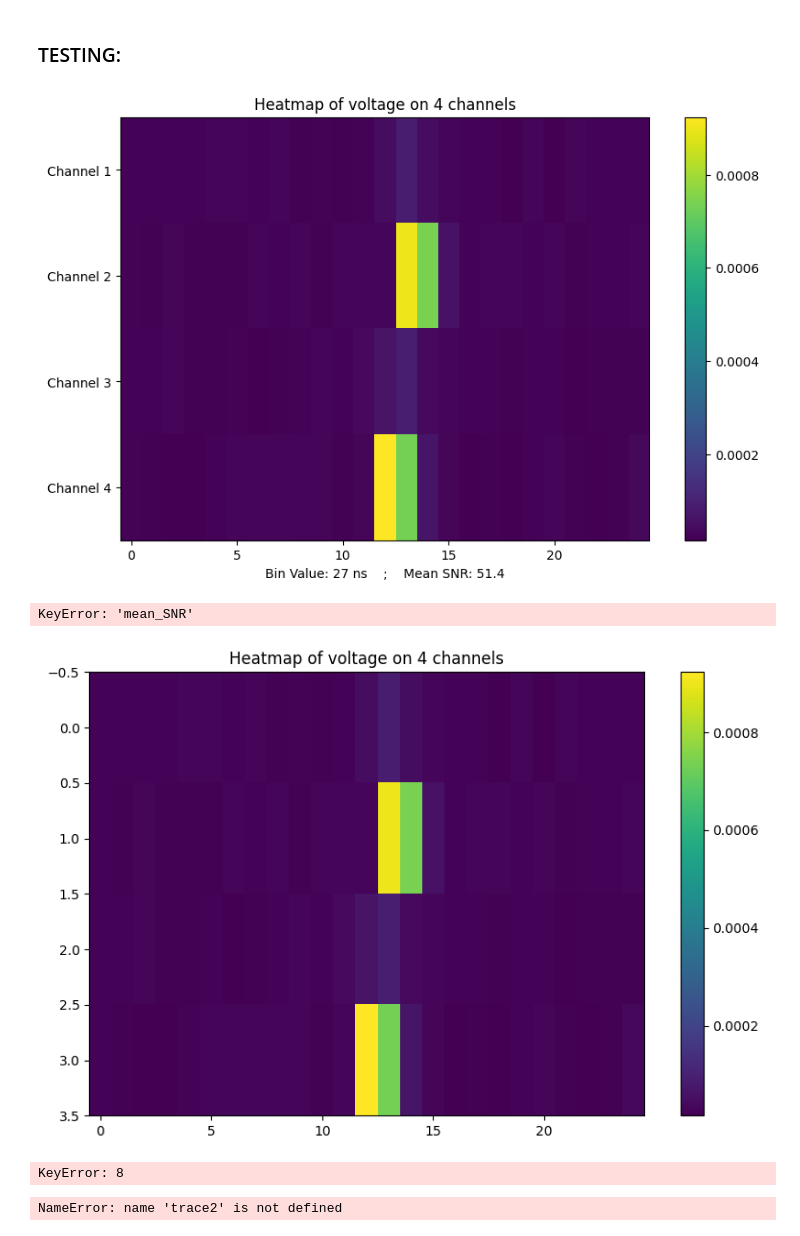
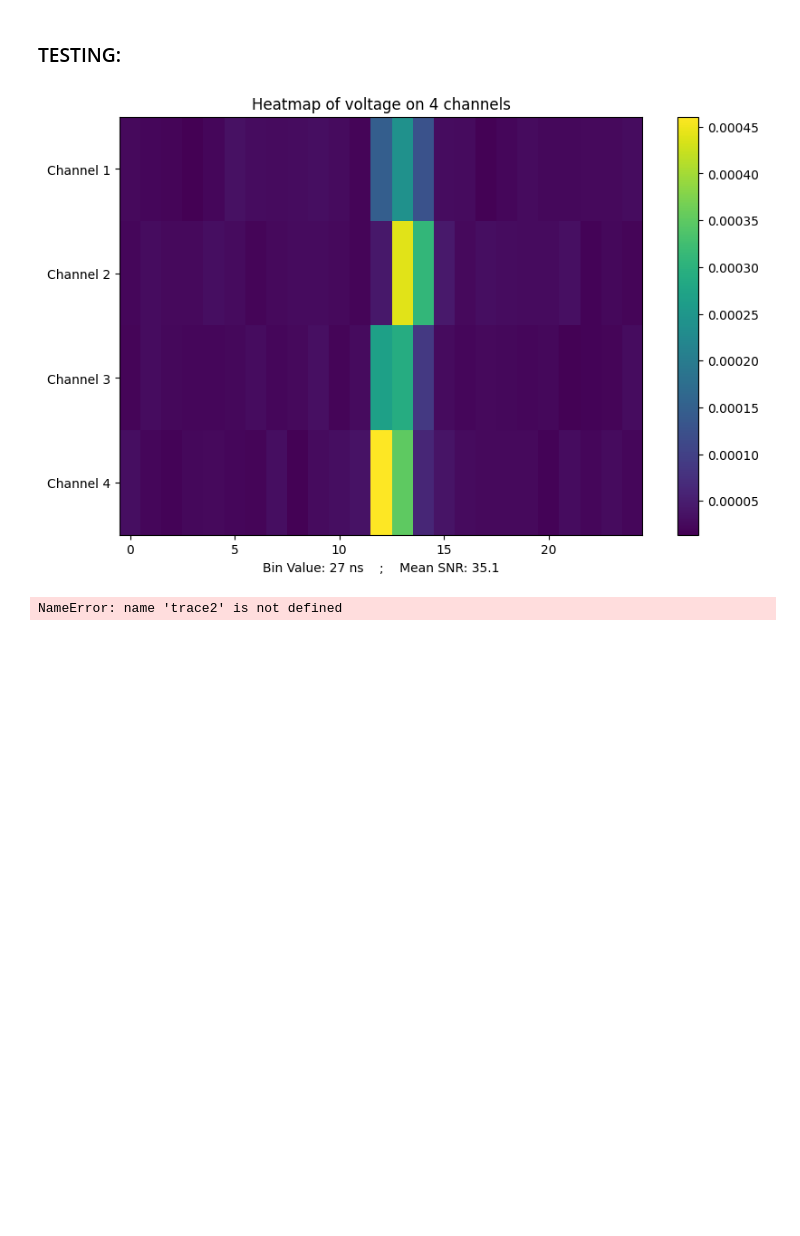
Before and after one commit to SuedIsProgramming/RNO-G-CNN, a Jupyter notebook: function_testing/function_testing.ipynb, the cells around one changed output. Saved outputs shown, nothing was run; the diff lists cells and outputs as text; code cells hidden in the pictures; blank space fills up the shorter version.

```diff
--- a/function_testing/function_testing.ipynb
+++ b/function_testing/function_testing.ipynb
@@ -283,31 +283,14 @@ def plot_raw(event):
 # %% [markdown]
 ### TESTING:
 # %%
-with open('data/binned_event_dict.pkl','rb') as file:
-    binned_trace = pickle.load(file)
-
 with open('data/event_dict.pkl', 'rb') as file:
     trace = pickle.load(file)
 
-plot_image(trace[0])
+trace.keys()
+
+plot_image(trace[17])
 # %% [output]
-[figure, old version]
+[figure, new version]
-KeyError: 'mean_SNR'
-[figure, removed]
-# %%
-with open('data/event_dict.pkl', 'rb') as file:
-    trace = pickle.load(file)
-
-trace.keys()
-
-trace[0].keys()
-
-#plot_raw(trace[8])
-binned_trace = bin_matrix(trace[8],50,False)
-
-print(binned_trace['data'].shape)
-# %% [output]
-KeyError: 8
 # %%
 matrix = bin_matrix(trace2[1],50,True)
 snr_mean = calculate_SNR(matrix,True)
```
Also changed, not shown: 9 other files.
